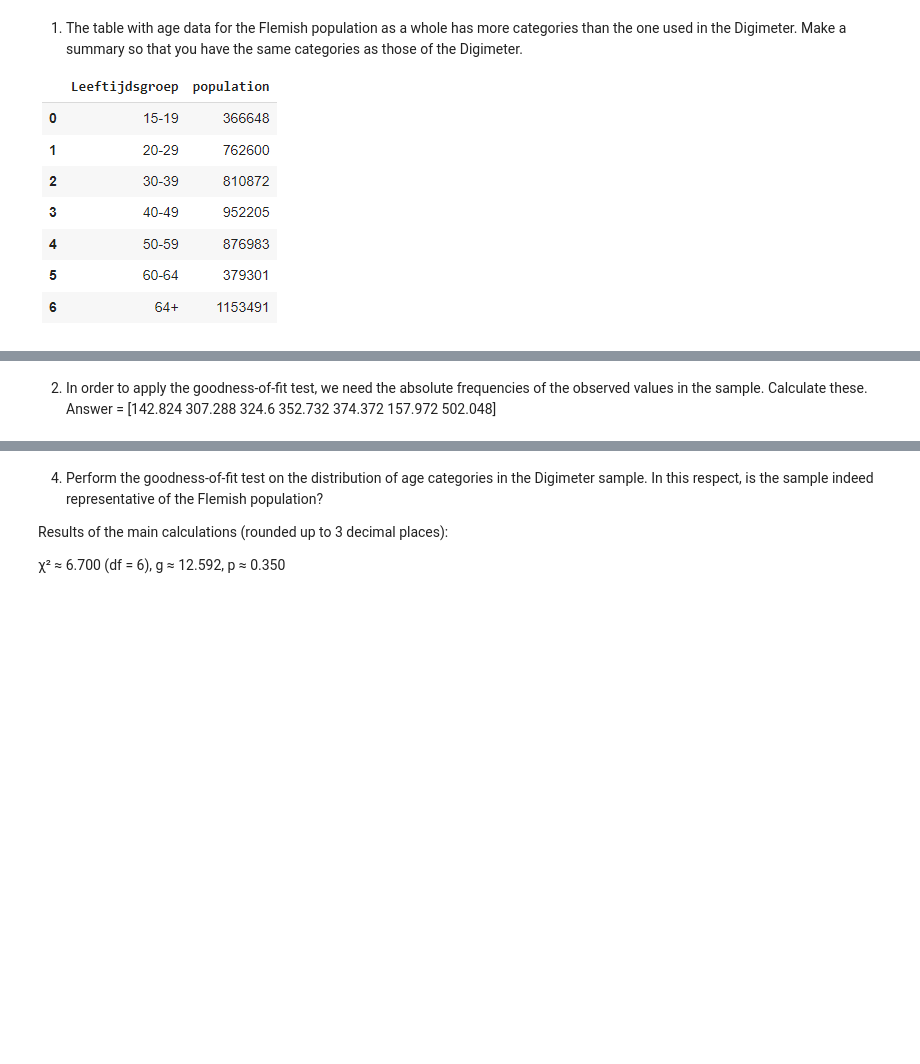
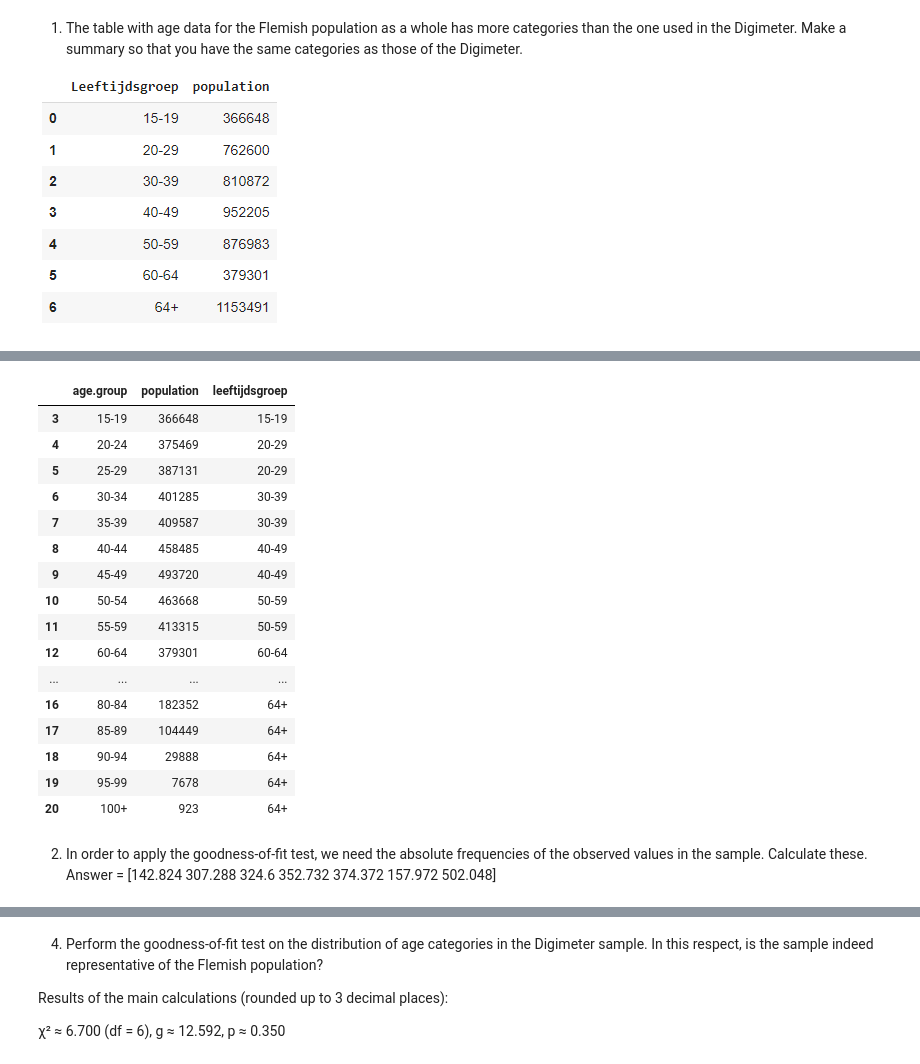
Before and after one commit to Bataklik/Data-Science-_-AI, a Jupyter notebook: 4-bivariate-qual/labs_chi_squared.ipynb, the cells around one changed output, grey strips where cells are left out. Saved outputs shown, nothing was run; the diff lists cells and outputs as text; code cells hidden in the pictures; blank space fills up the shorter version.

```diff
--- a/4-bivariate-qual/labs_chi_squared.ipynb
+++ b/4-bivariate-qual/labs_chi_squared.ipynb
@@ -370,2 +439,5 @@ Make sure the Percentages are actually percentages.
 # %% [markdown]
 Read the dataset `leeftijden-bestat-vl.csv`
+# %%
+bestat = pd.read_csv('../data/leeftijden-bestat-vl.csv')
+bestat
@@ -373,3 +463,6 @@ Read the dataset `leeftijden-bestat-vl.csv`
 1. The table with age data for the Flemish population as a whole has more categories than the one used in the Digimeter. Make a summary so that you have the same categories as those of the Digimeter.
 
 ![image.png](embedded-picture-1)
+# %%
+bestat = bestat[(bestat['age.group'] != '0-5') & (bestat['age.group'] != '5-9') & (bestat['age.group'] != '10-14')]
+bestat.head(10)
@@ -376 +481,23 @@ Read the dataset `leeftijden-bestat-vl.csv`
+# %%
+dic = {'15-19': '15-19', '20-24': '20-29','25-29': '20-29', '30-34': '30-39', '35-39': '30-39', '40-44': '40-49', '45-49': '40-49', '50-54': '50-59', '55-59': '50-59','60-64':'60-64'}
+bestat['leeftijdsgroep'] = bestat['age.group'].map(dic).fillna('64+')
+bestat.head(20)
+# %% [output]
+|  | age.group | population | leeftijdsgroep |
+| 3 | 15-19 | 366648 | 15-19 |
+| 4 | 20-24 | 375469 | 20-29 |
+| 5 | 25-29 | 387131 | 20-29 |
+| 6 | 30-34 | 401285 | 30-39 |
+| 7 | 35-39 | 409587 | 30-39 |
+| 8 | 40-44 | 458485 | 40-49 |
+| 9 | 45-49 | 493720 | 40-49 |
+| 10 | 50-54 | 463668 | 50-59 |
+| 11 | 55-59 | 413315 | 50-59 |
+| 12 | 60-64 | 379301 | 60-64 |
+| ... | ... | ... | ... |
+| 16 | 80-84 | 182352 | 64+ |
+| 17 | 85-89 | 104449 | 64+ |
+| 18 | 90-94 | 29888 | 64+ |
+| 19 | 95-99 | 7678 | 64+ |
+| 20 | 100+ | 923 | 64+ |
 # %% [markdown]
@@ -378 +505 @@ Read the dataset `leeftijden-bestat-vl.csv`
-Answer = [142.824 307.288 324.6   352.732 374.372 157.972 502.048]
+   Answer = [142.824 307.288 324.6 352.732 374.372 157.972 502.048]
```
Also changed, not shown: parts of 29 cells of this notebook, 1 other file.
